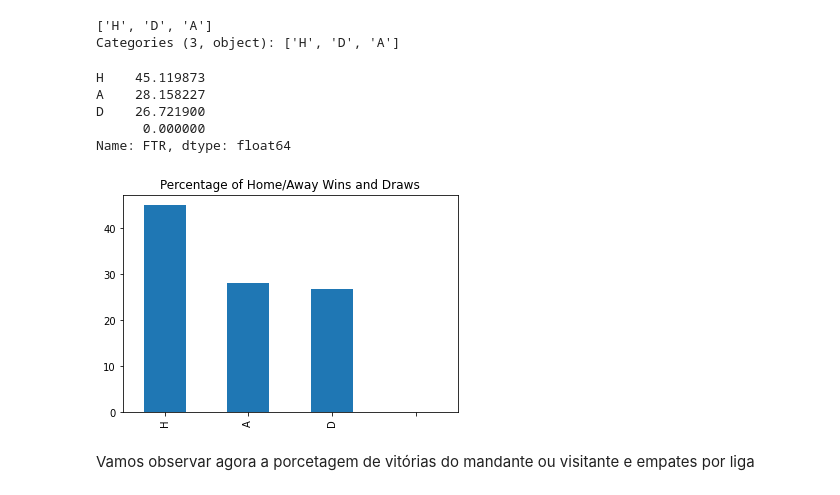
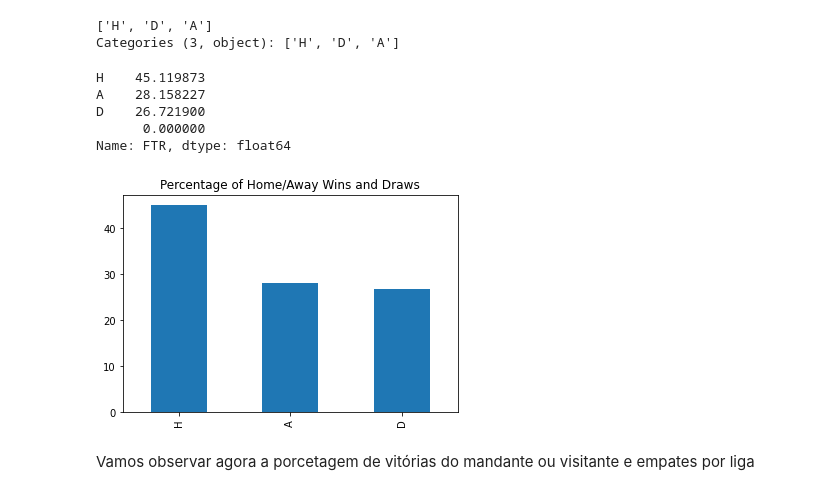
Before and after one commit to prximenes/world-soccer-data-results-odds, a Jupyter notebook: data_processing.ipynb, the cells around one changed output. Drawn from its saved outputs; the diff is of its cells as text; code cells hidden in the pictures.

```diff
--- a/data_processing.ipynb
+++ b/data_processing.ipynb
@@ -1004,16 +1001,16 @@ soccer_data2['FTR'].unique()
 ['H', 'D', 'A']
 Categories (3, object): ['H', 'D', 'A']
 # %%
-p_wins_draw = soccer_data2["FTR"].value_counts(normalize=True) * 100
-p_wins_draw.plot.bar(title='Percentage of Home/Away Wins and Draws');
+p_wins_draw = soccer_data2["FTR"][soccer_data2["FTR"] != 0].value_counts(normalize=True) * 100
+p_wins_draw[:3].plot.bar(title='Percentage of Home/Away Wins and Draws');
 print(p_wins_draw)
 # %% [output]
 H    45.119873
 A    28.158227
 D    26.721900
       0.000000
 Name: FTR, dtype: float64
-[figure, old version]
+[figure, new version]
 # %% [markdown]
 Vamos observar agora a porcetagem de vitórias do mandante ou visitante e empates por liga
 # %%
```
Also changed, not shown: parts of 21 cells of this notebook.
